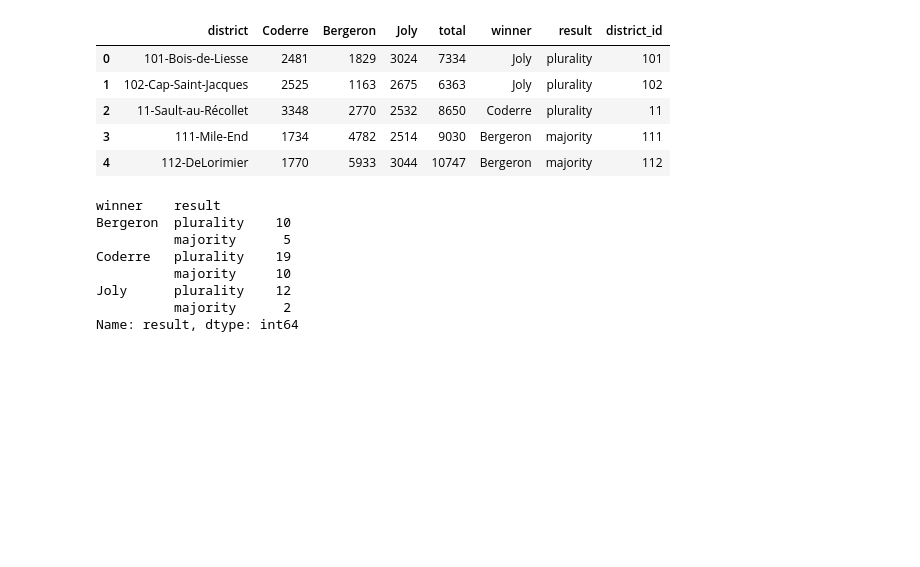
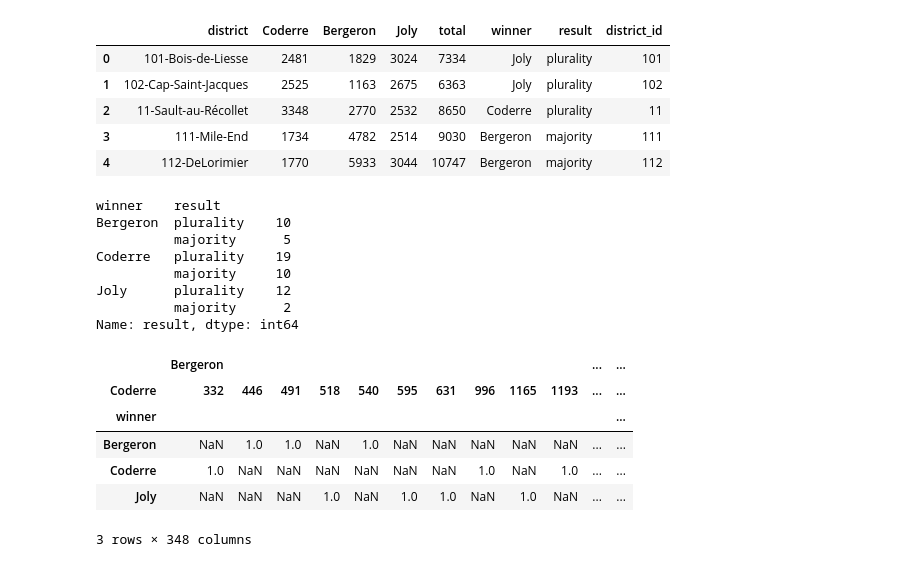
Before and after one commit to Manisha032/Python-Basic, a Jupyter notebook: data_analytics/titanic_analysis.ipynb, the cells around one changed output. Saved outputs shown, nothing was run; the diff lists cells and outputs as text; code cells hidden in the pictures; blank space fills up the shorter version.

```diff
--- a/data_analytics/titanic_analysis.ipynb
+++ b/data_analytics/titanic_analysis.ipynb
@@ -168,0 +170,11 @@ px.pie(t)
+# %%
+t= df.pivot_table(df,index= 'winner', columns= 'Coderre', aggfunc= 'count')
+t
+# %% [output]
+|  | Bergeron |  |  |  |  |  |  |  |  |  | ... | ... |
+| Coderre | 332 | 446 | 491 | 518 | 540 | 595 | 631 | 996 | 1165 | 1193 | ... | ... |
+| winner |  |  |  |  |  |  |  |  |  |  |  | ... |
+| Bergeron | NaN | 1.0 | 1.0 | NaN | 1.0 | NaN | NaN | NaN | NaN | NaN | ... | ... |
+| Coderre | 1.0 | NaN | NaN | NaN | NaN | NaN | NaN | 1.0 | NaN | 1.0 | ... | ... |
+| Joly | NaN | NaN | NaN | 1.0 | NaN | 1.0 | 1.0 | NaN | 1.0 | NaN | ... | ... |
+3 rows × 348 columns
```
Also changed, not shown: parts of 6 cells of this notebook, 1 other file.
